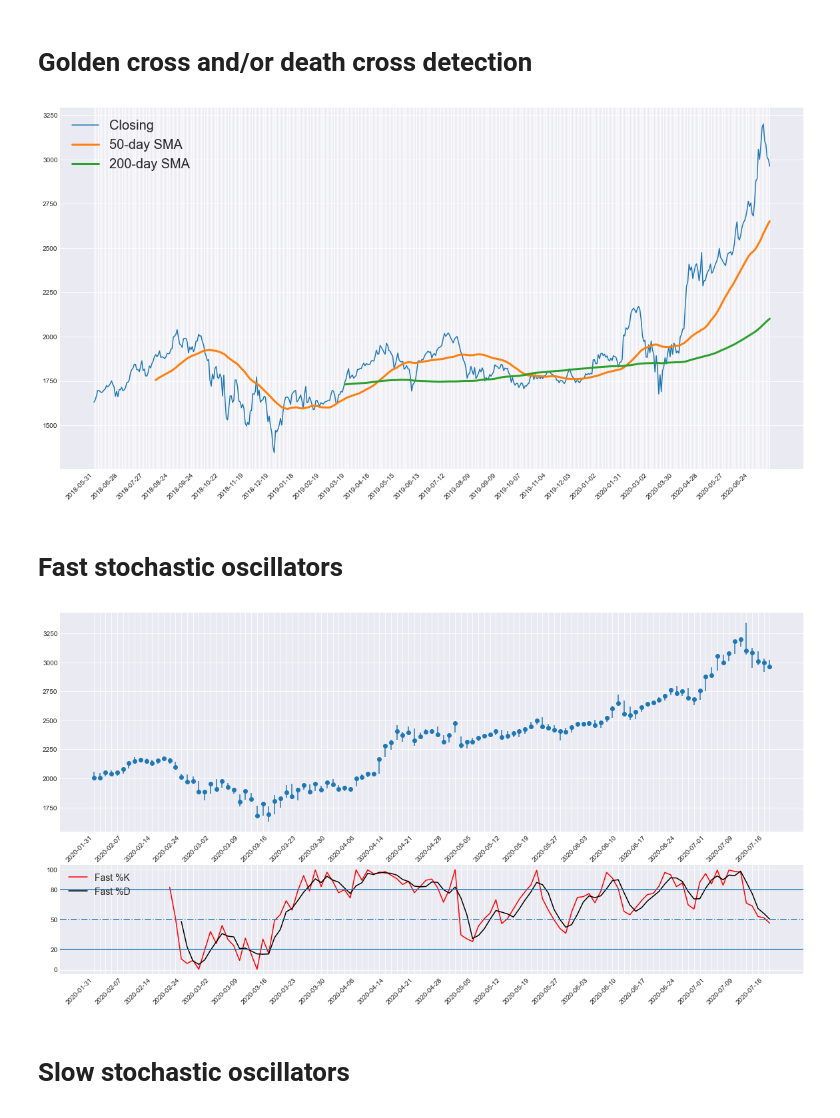
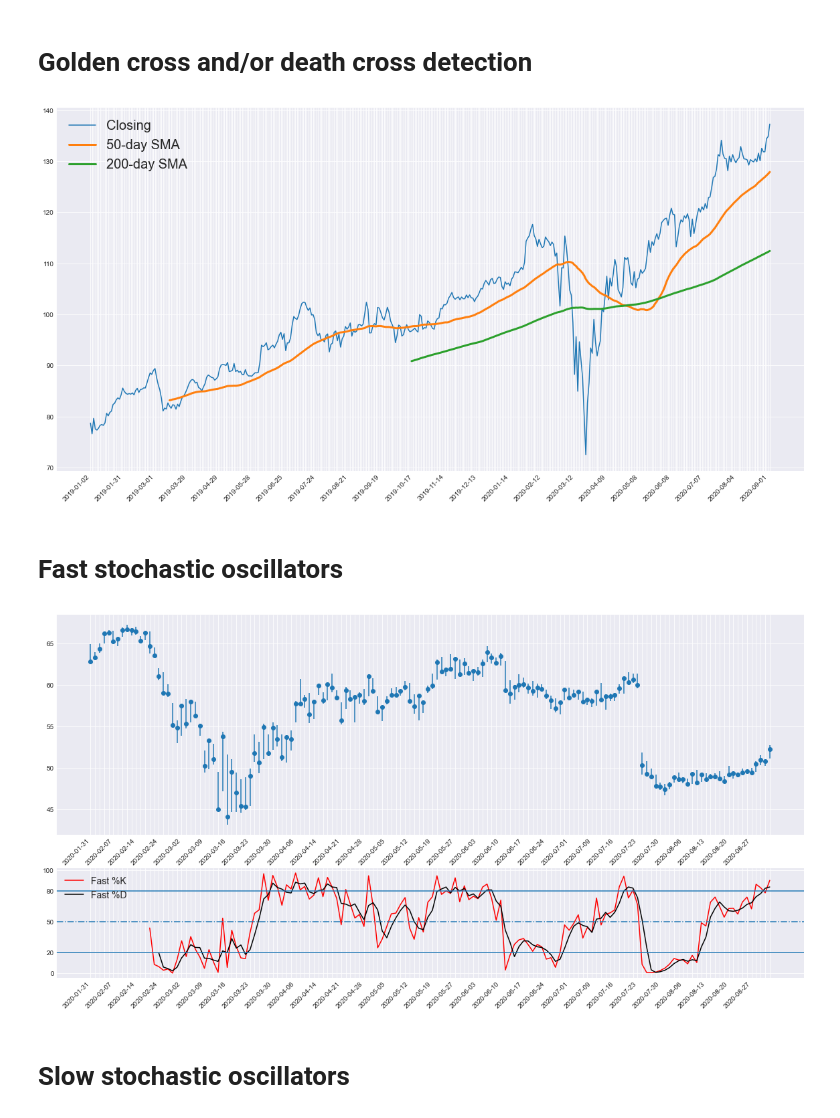
Before and after one commit to arkobarman/stockMarketAnalysis, a Jupyter notebook: stockMarketAnalyzer.ipynb, the cells around one changed output. Drawn from its saved outputs; the diff is of its cells as text; code cells hidden in the pictures.

```diff
--- a/stockMarketAnalyzer.ipynb
+++ b/stockMarketAnalyzer.ipynb
@@ -14,6 +14,8 @@ from APIs import percentagePriceOscillator as ppo
 from APIs import movingAverageConvergenceDivergence as macd
 from APIs import relativeStrengthIndex as rsi
 
-# S&P 500
-# companyName ='^GSPC'
-companyName ='AMZN'
+# S&P 500 for Fidelity
+# companyName ='FXAIX'
+# companyName ='ONEQ'
+
+companyName ='NDAQ'
@@ -20,15 +32,15 @@ companyName ='AMZN'
 # %% [markdown]
 # Golden cross and/or death cross detection
 # %%
-gdc.analyzeGoldenAndDeathCross(companyName, nDays_short=50, nDays_long=200, start='2018-05-31')
+gdc.analyzeGoldenAndDeathCross(companyName, nDays_short=50, nDays_long=200, start='2019-01-01')
 # %% [output]
-[figure, old version]
+[figure, new version]
 # %% [markdown]
 # Fast stochastic oscillators
 # %%
 so.computeAndPlotFastStochasticOscillator(companyName, n1=14, n2=3, start='2020-01-31', every_nth = 5)
 # %% [output]
-[figure, old version]
+[figure, new version]
 # %% [markdown]
 # Slow stochastic oscillators
 # %%
```
Also changed, not shown: parts of 6 cells of this notebook.
